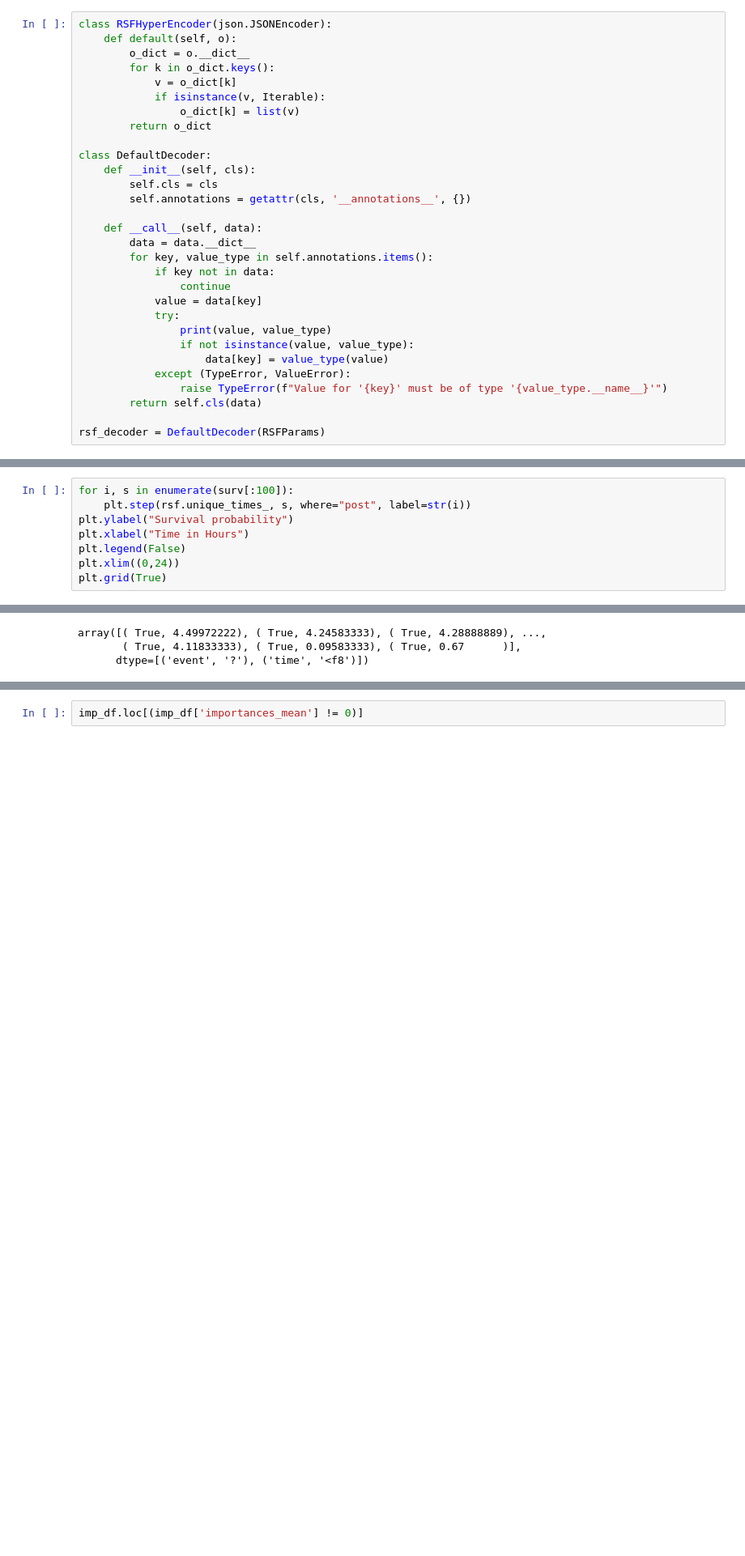
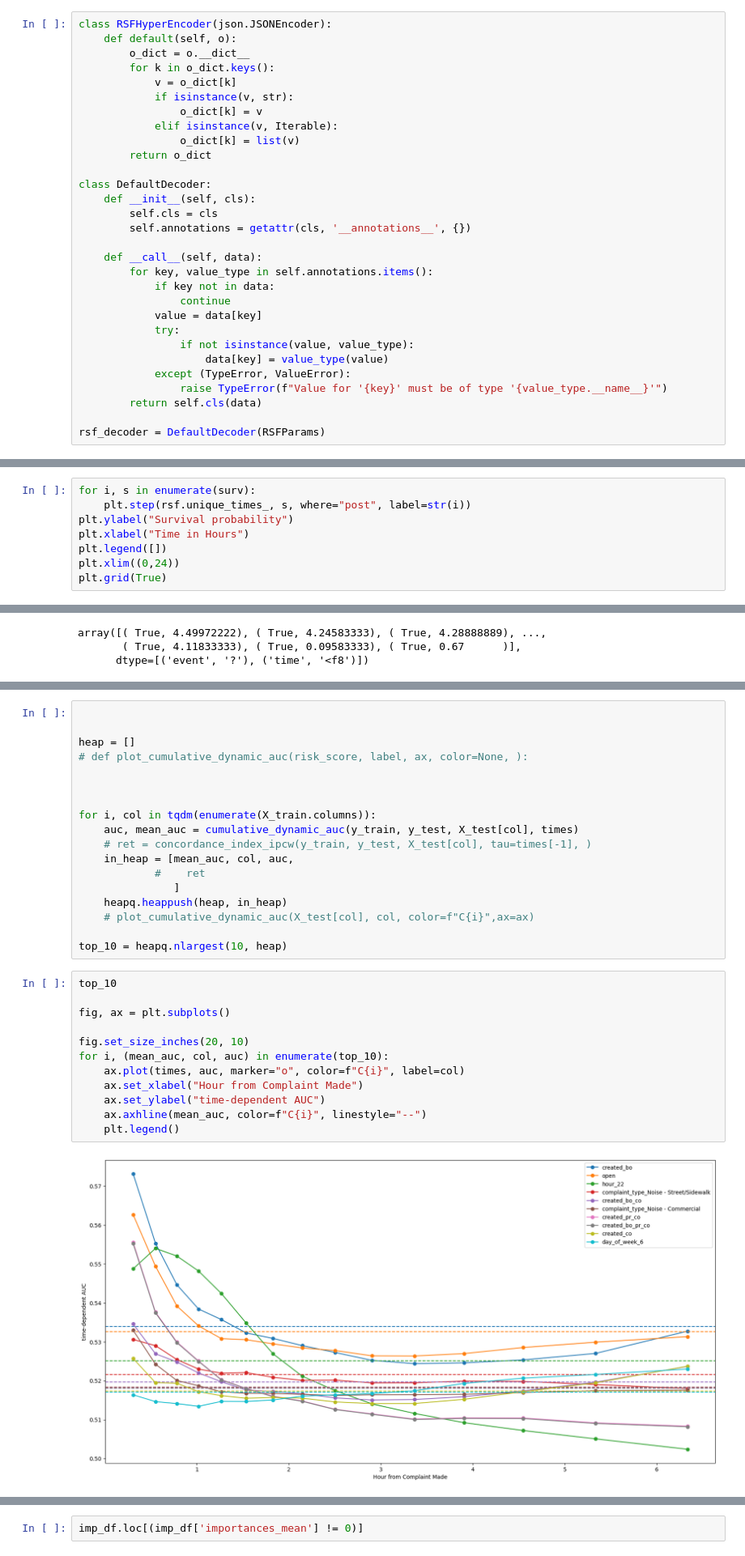
Before and after one commit to jamorr/Capstone, a Jupyter notebook: src/final.ipynb, the cells around one changed output, grey strips where cells are left out. Shown at 81% size. Cells and saved outputs as stored; diff of their text form; blank space fills up the shorter version.

```diff
--- a/src/final.ipynb
+++ b/src/final.ipynb
@@ -190,7 +196,9 @@ class RSFHyperEncoder(json.JSONEncoder):
         o_dict = o.__dict__
         for k in o_dict.keys():
             v = o_dict[k]
-            if isinstance(v, Iterable):
+            if isinstance(v, str):
+                o_dict[k] = v
+            elif isinstance(v, Iterable):
                 o_dict[k] = list(v)
         return o_dict
 
@@ -200,13 +208,11 @@ class DefaultDecoder:
         self.annotations = getattr(cls, '__annotations__', {})
 
     def __call__(self, data):
-        data = data.__dict__
         for key, value_type in self.annotations.items():
             if key not in data:
                 continue
             value = data[key]
             try:
-                print(value, value_type)
                 if not isinstance(value, value_type):
                     data[key] = value_type(value)
             except (TypeError, ValueError):
@@ -287,9 +370,9 @@ Name: 722007, dtype: double[pyarrow]
 # %%
-for i, s in enumerate(surv[:100]):
+for i, s in enumerate(surv):
     plt.step(rsf.unique_times_, s, where="post", label=str(i))
 plt.ylabel("Survival probability")
 plt.xlabel("Time in Hours")
-plt.legend(False)
+plt.legend([])
 plt.xlim((0,24))
 plt.grid(True)
 # %% [output]
@@ -349,0 +395,32 @@ hour
+# %%
+
+
+heap = []
+# def plot_cumulative_dynamic_auc(risk_score, label, ax, color=None, ):
+
+
+
+for i, col in tqdm(enumerate(X_train.columns)):
+    auc, mean_auc = cumulative_dynamic_auc(y_train, y_test, X_test[col], times)
+    # ret = concordance_index_ipcw(y_train, y_test, X_test[col], tau=times[-1], )
+    in_heap = [mean_auc, col, auc,
+            #    ret
+               ]
+    heapq.heappush(heap, in_heap)
+    # plot_cumulative_dynamic_auc(X_test[col], col, color=f"C{i}",ax=ax)
+
+top_10 = heapq.nlargest(10, heap)
+# %%
+top_10
+
+fig, ax = plt.subplots()
+
+fig.set_size_inches(20, 10)
+for i, (mean_auc, col, auc) in enumerate(top_10):
+    ax.plot(times, auc, marker="o", color=f"C{i}", label=col)
+    ax.set_xlabel("Hour from Complaint Made")
+    ax.set_ylabel("time-dependent AUC")
+    ax.axhline(mean_auc, color=f"C{i}", linestyle="--")
+    plt.legend()
+# %% [output]
+[figure, added]
```
Also changed, not shown: parts of 20 cells of this notebook, 1 other file.
